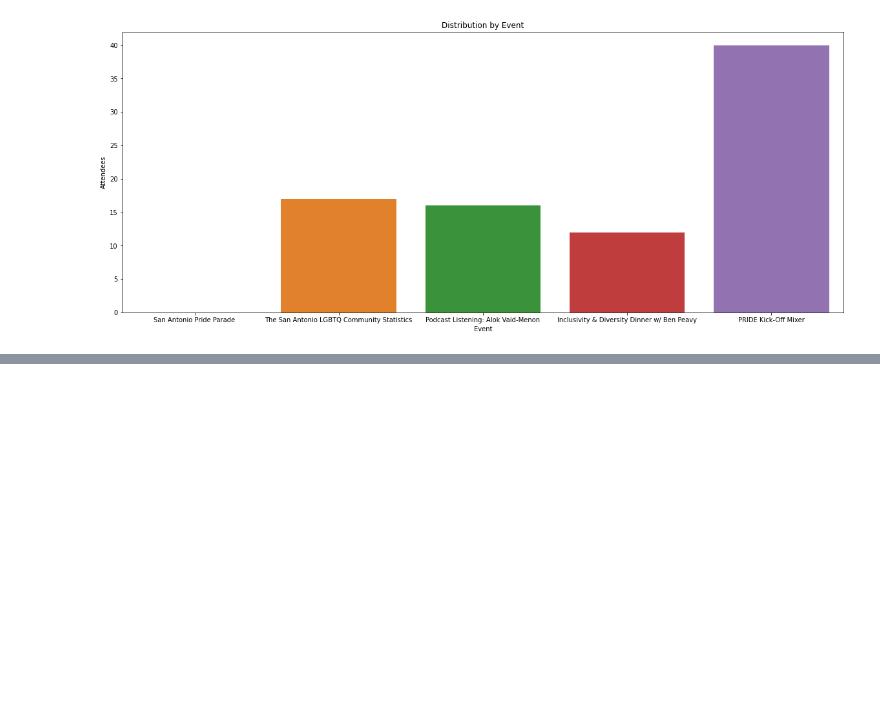
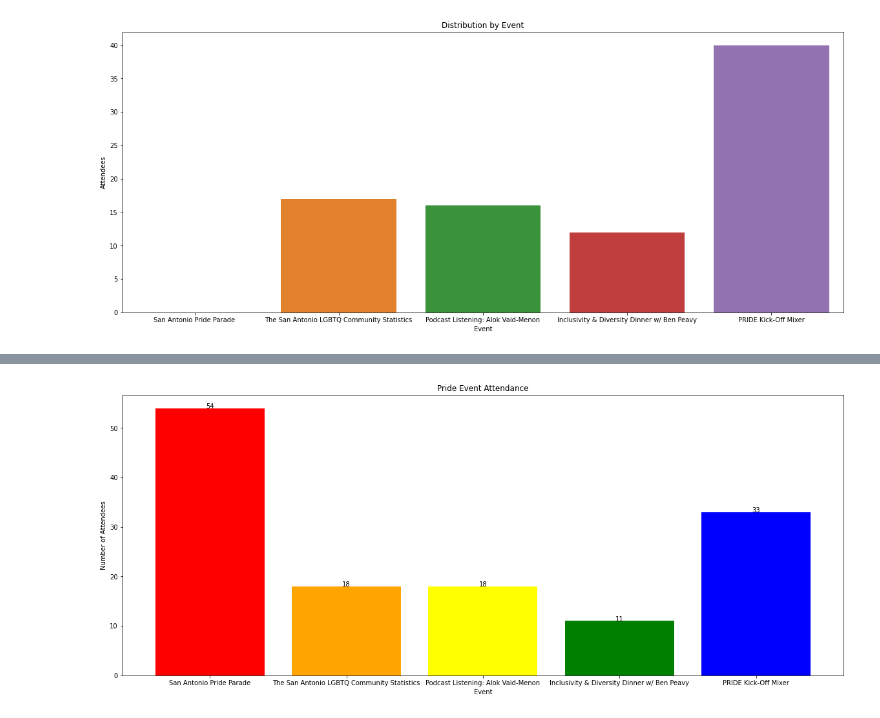
Before and after one commit to natasharivers/Post_Codeup, a Jupyter notebook: PRIDE stats.ipynb, the cells around one changed output, grey strips where cells are left out. Cells and saved outputs as stored; diff of their text form; code cells hidden in the pictures; blank space fills up the shorter version.

```diff
--- a/PRIDE stats.ipynb
+++ b/PRIDE stats.ipynb
@@ -49,0 +50,36 @@ plt.show()
+# %%
+# importing library
+import matplotlib.pyplot as plt
+
+# function to add value labels
+def addlabels(x,y):
+    for i in range(len(x)):
+        plt.text(i, y[i], y[i], ha = 'center')
+
+if __name__ == '__main__':
+
+    # creating data on which bar chart will be plot
+    x = ['San Antonio Pride Parade','The San Antonio LGBTQ Community Statistics','Podcast Listening: Alok Vaid-Menon','Inclusivity & Diversity Dinner w/ Ben Peavy', 'PRIDE Kick-Off Mixer']
+    y = [54,18,18,11,33]
+    c = ['red', 'orange', 'yellow', 'green', 'blue']
+
+    # setting figure size by using figure() function
+    plt.figure(figsize = (20, 8))
+
+    # making the bar chart on the data
+    plt.bar(x, y,color = c)
+
+    # calling the function to add value labels
+    addlabels(x, y)
+
+    # giving title to the plot
+    plt.title("Pride Event Attendance")
+
+    # giving X and Y labels
+    plt.xlabel("Event")
+    plt.ylabel("Number of Attendees")
+
+    # visualizing the plot
+    plt.show()
+# %% [output]
+[figure, added]
```
Also changed, not shown: parts of 1 cell of this notebook.
